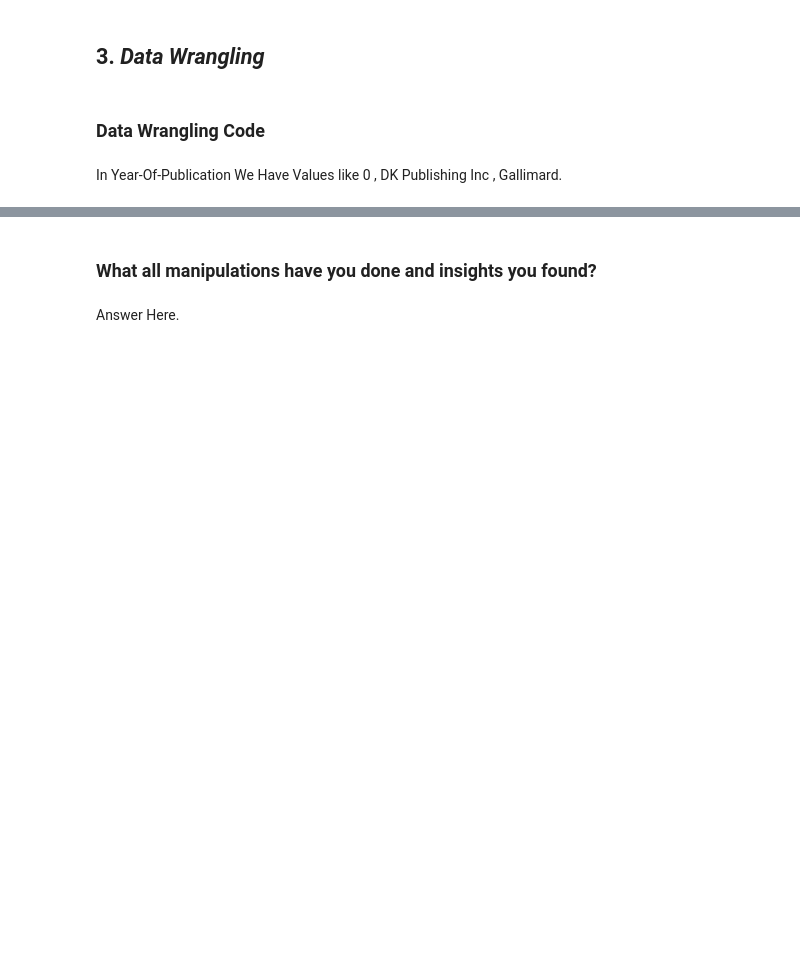
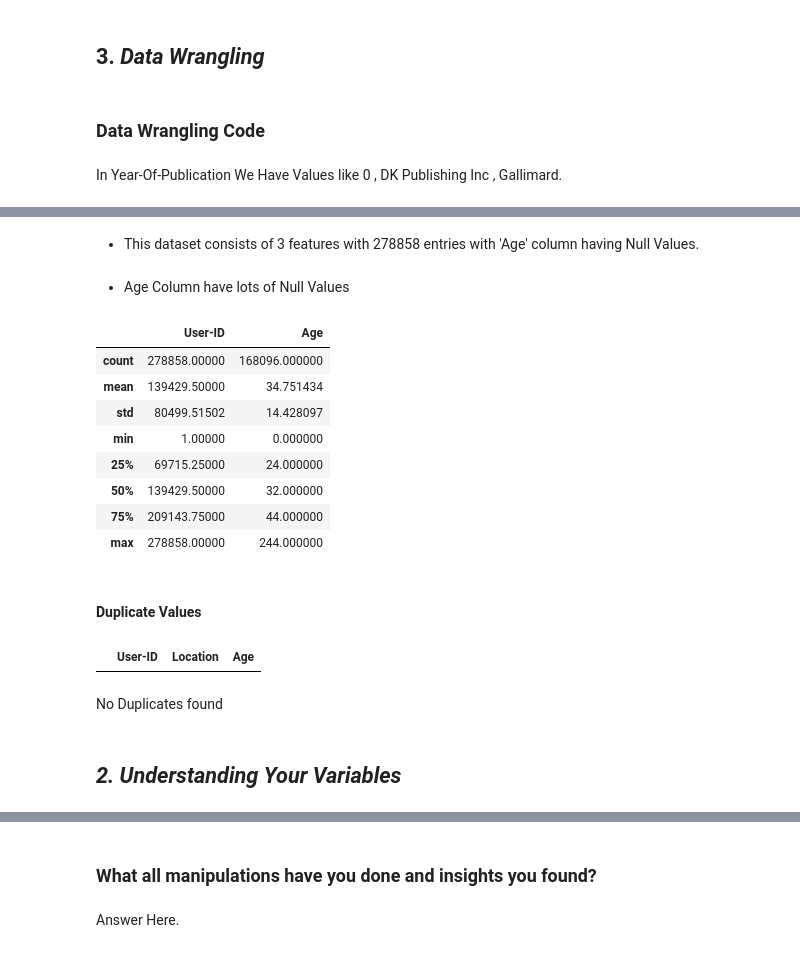
Before and after one commit to SaniyaBubere/book-recommendation-system, a Jupyter notebook: Book_Recommendation_System.ipynb, the cells around one changed output, grey strips where cells are left out. Saved outputs shown, nothing was run; the diff lists cells and outputs as text; code cells hidden in the pictures; blank space fills up the shorter version.

```diff
--- a/Book_Recommendation_System.ipynb
+++ b/Book_Recommendation_System.ipynb
@@ -216,0 +436,28 @@ In Year-Of-Publication We Have Values like 0 , DK Publishing Inc , Gallimard.
+# %% [markdown]
+* This dataset consists of 3 features with 278858 entries with 'Age' column having Null Values.
+# %% [markdown]
+* Age Column have lots of Null Values
+# %%
+#Dataset Describe
+users_df.describe()
+# %% [output]
+|  | User-ID | Age |
+| count | 278858.00000 | 168096.000000 |
+| mean | 139429.50000 | 34.751434 |
+| std | 80499.51502 | 14.428097 |
+| min | 1.00000 | 0.000000 |
+| 25% | 69715.25000 | 24.000000 |
+| 50% | 139429.50000 | 32.000000 |
+| 75% | 209143.75000 | 44.000000 |
+| max | 278858.00000 | 244.000000 |
+# %% [markdown]
+#### Duplicate Values
+# %%
+# Dataset Duplicate Value Count
+users_df[users_df.duplicated()]
+# %% [output]
+|  | User-ID | Location | Age |
+# %% [markdown]
+No Duplicates found
+# %% [markdown]
+## ***2. Understanding Your Variables***
```
Also changed, not shown: parts of 77 cells of this notebook.
